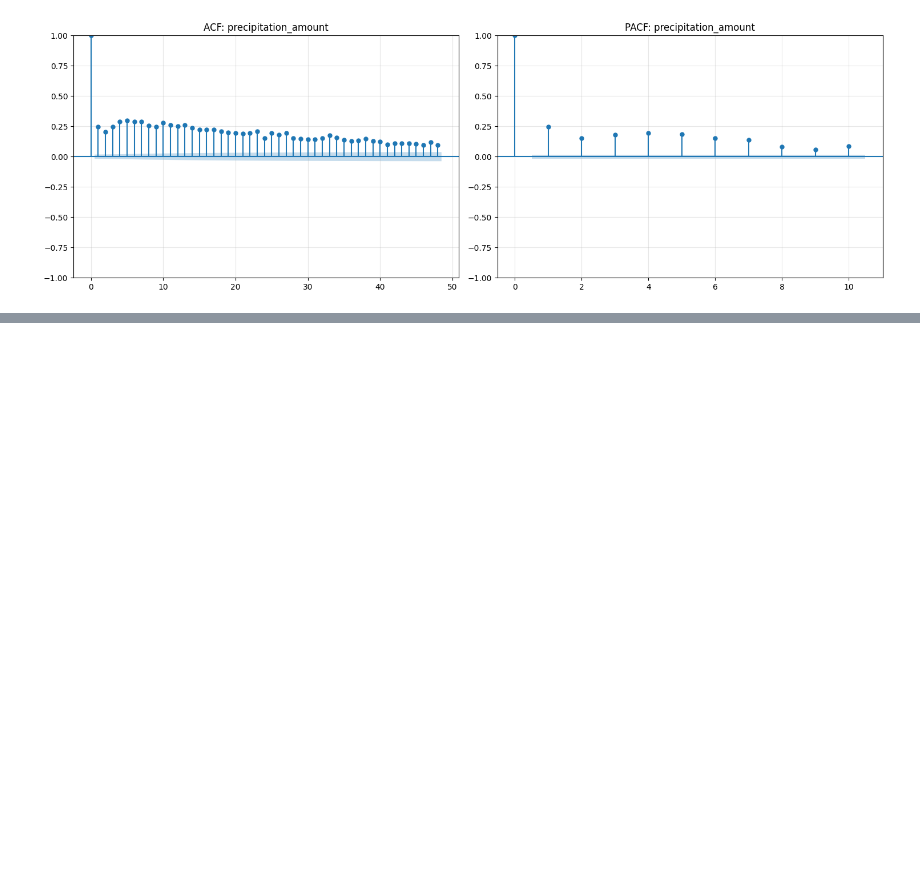
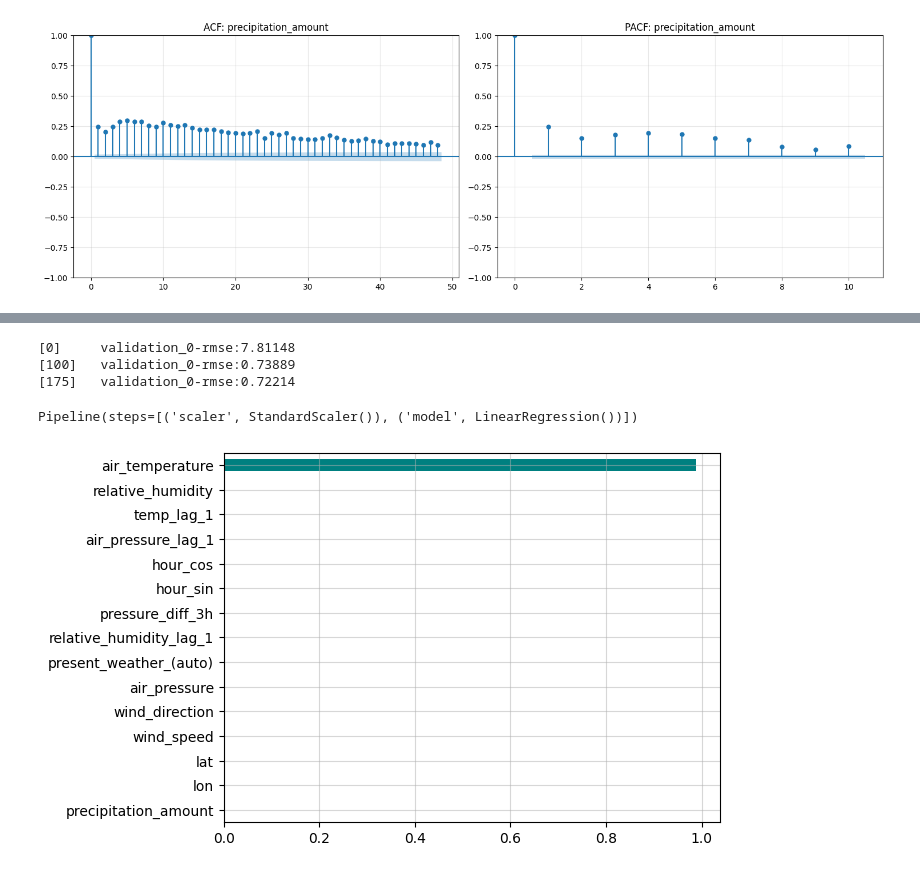
Before and after one commit to Doug-Vo/Weather-Predictor, a Jupyter notebook: Data_pipeline.ipynb, the cells around one changed output, grey strips where cells are left out. Cells and saved outputs as stored; diff of their text form; code cells hidden in the pictures; blank space fills up the shorter version.

Commit message:
WP-3-Model

```diff
--- a/Data_pipeline.ipynb
+++ b/Data_pipeline.ipynb
@@ -292,8 +292,11 @@ df_merged.describe()
 df = df_merged.copy()
 # %%
 df['target_temp'] = df.groupby('city_group')['air_temperature'].shift(-1)
+df['target_diff'] = df['target_temp'] - df['air_temperature']
+
 
 df['temp_lag_1'] = df.groupby('city_group')['air_temperature'].shift(1)
+
 df['temp_change_1'] = df.groupby('city_group')['air_temperature'].diff(1)
 df['air_pressure_lag_1'] = df.groupby('city_group')['air_pressure'].shift(1)
 df['relative_humidity_lag_1'] = df.groupby('city_group')['relative_humidity'].shift(1)
@@ -334,0 +387,40 @@ memory usage: 3.0 MB
+# %%
+from sklearn.pipeline import Pipeline
+from xgboost import XGBRegressor
+from sklearn.linear_model import LinearRegression
+from sklearn.preprocessing import StandardScaler
+
+xgb = Pipeline([
+    ('xgb', XGBRegressor(
+        n_estimators = 1000,
+        learning_rate = 0.05,
+        random_state = 8,
+        early_stopping_rounds = 10
+        ))
+])
+
+base = Pipeline([
+    ('scaler', StandardScaler()),
+    ('model', LinearRegression())
+])
+
+xgb.fit(X_train, y_train,
+        xgb__eval_set = [(X_val, y_val)],
+        xgb__verbose = 100
+        )
+
+base.fit(X_train, y_train)
+# %% [output]
+[0]     validation_0-rmse:7.81148
+[100]   validation_0-rmse:0.73889
+[175]   validation_0-rmse:0.72214
+Pipeline(steps=[('scaler', StandardScaler()), ('model', LinearRegression())])
+# %%
+xgb_model = xgb.named_steps['xgb']
+
+feat_imp = pd.Series(xgb_model.feature_importances_, index = feature).sort_values()
+feat_imp.plot(kind = "barh", color = 'teal')
+plt.grid(alpha = 0.5)
+plt.show()
+# %% [output]
+[figure, added]
```
Also changed, not shown: parts of 7 cells of this notebook.
